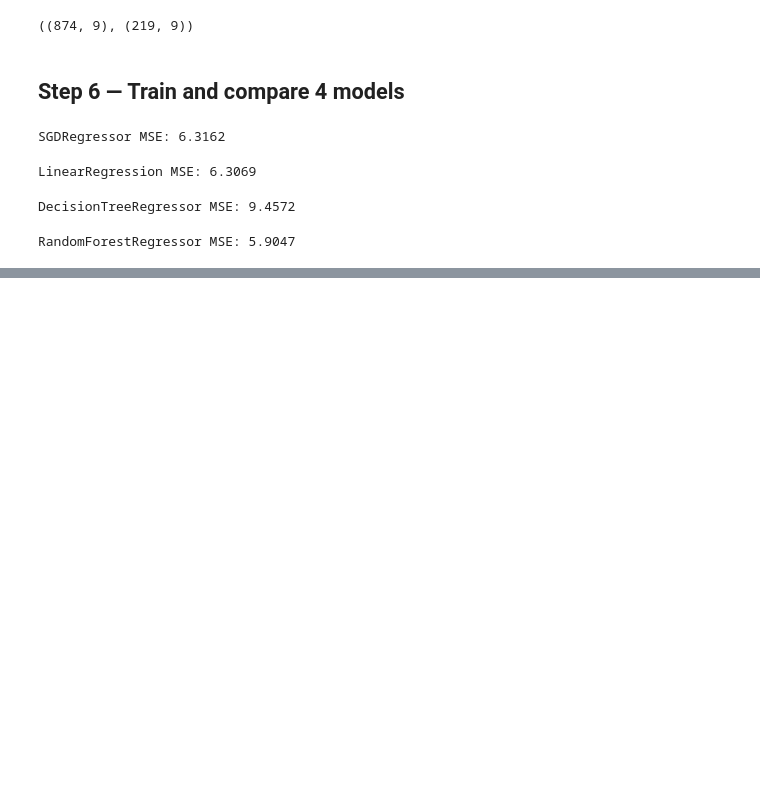
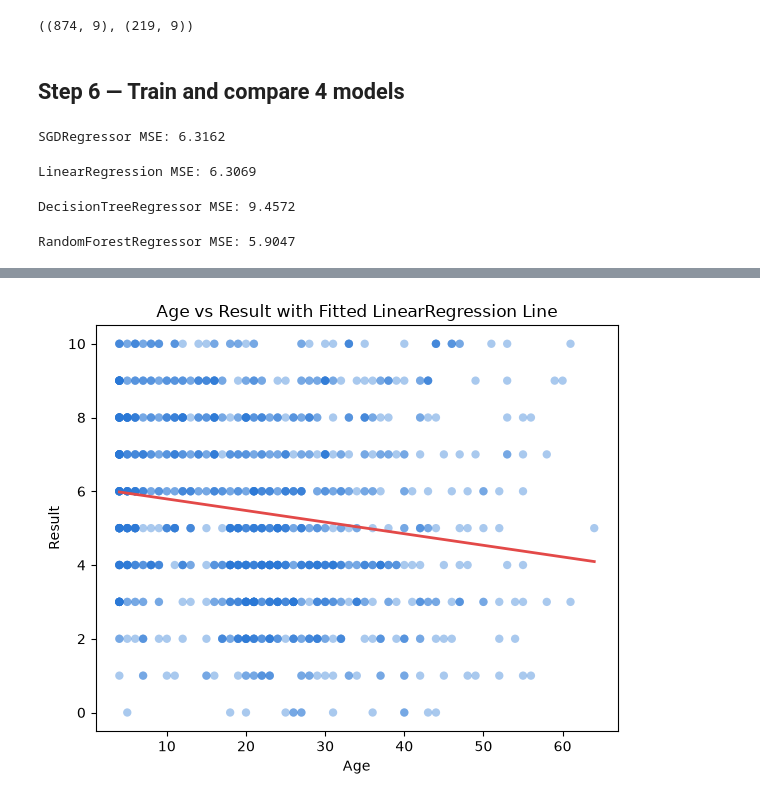
Before and after one commit to Divine-kuzo/linear_regression_model, a Jupyter notebook: summative/linear_regression/multivariate.ipynb, the cells around one changed output, grey strips where cells are left out. Saved outputs shown, nothing was run; the diff lists cells and outputs as text; code cells hidden in the pictures; blank space fills up the shorter version.

```diff
--- a/summative/linear_regression/multivariate.ipynb
+++ b/summative/linear_regression/multivariate.ipynb
@@ -258,0 +285,18 @@ RandomForestRegressor MSE: 5.9047
+# %%
+age_only = df[['age']]
+age_reg = LinearRegression()
+age_reg.fit(age_only, y)
+age_line_x = np.linspace(df['age'].min(), df['age'].max(), 100).reshape(-1, 1)
+age_line_y = age_reg.predict(age_line_x)
+
+plt.figure(figsize=(6, 5))
+plt.scatter(df['age'], df['result'], alpha=0.4, color=SEQ_BLUE, edgecolor='none')
+plt.plot(age_line_x, age_line_y, color='#e34948', linewidth=2)
+plt.xlabel('Age')
+plt.ylabel('Result')
+plt.title('Age vs Result with Fitted LinearRegression Line')
+plt.tight_layout()
+plt.savefig('age_vs_result_after.png', dpi=150)
+plt.show()
+# %% [output]
+[figure, added]
```
Also changed, not shown: parts of 3 cells of this notebook, 3 other files.
